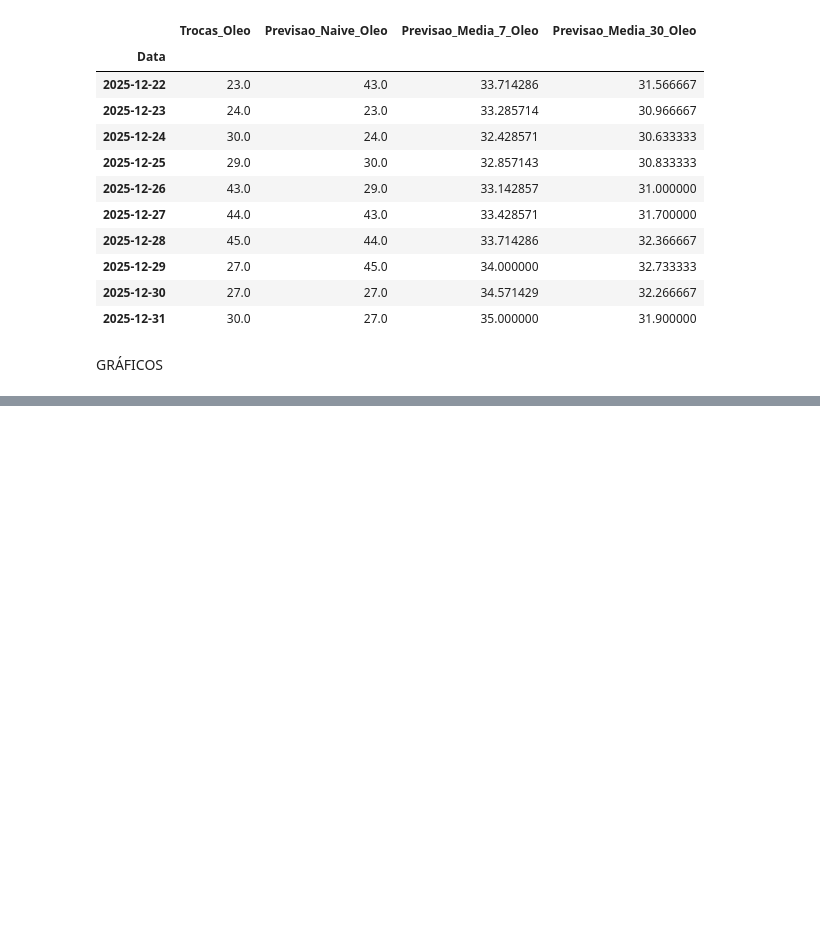
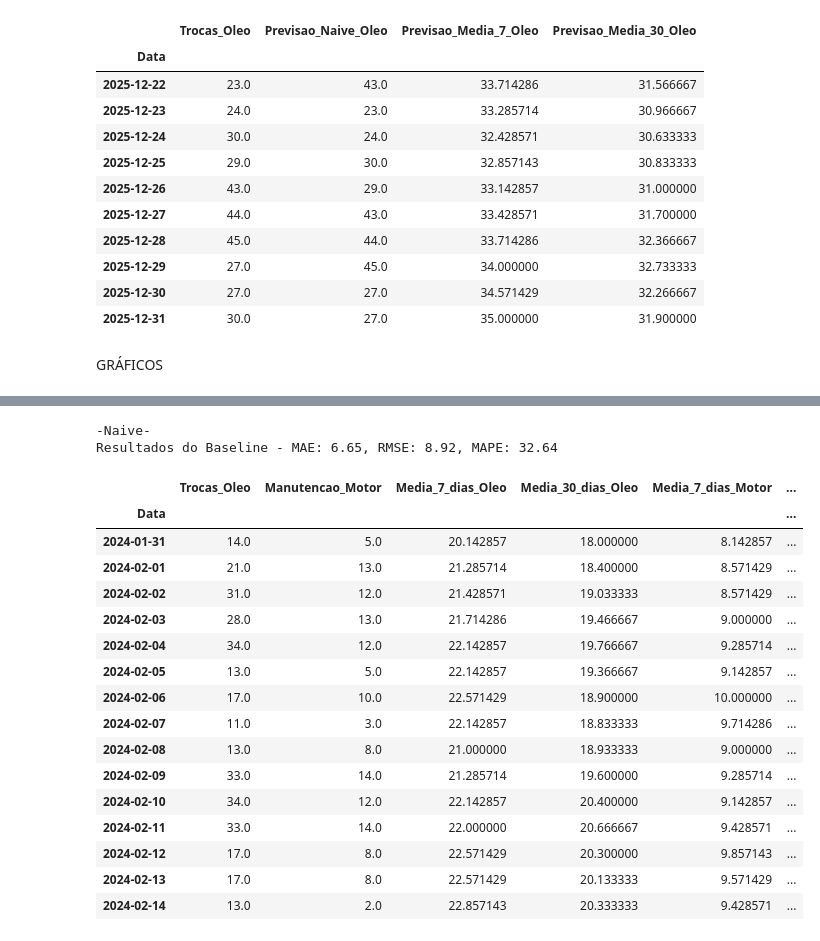
Before and after one commit to ericaaraujoj/mecaniQA-belem, a Jupyter notebook: atividade_completa.ipynb, the cells around one changed output, grey strips where cells are left out. Cells and saved outputs as stored; diff of their text form; code cells hidden in the pictures; blank space fills up the shorter version.

Commit message:
Adiciona features temporais com lags e janela rolante

```diff
--- a/atividade_completa.ipynb
+++ b/atividade_completa.ipynb
@@ -352,0 +394,65 @@ plt.show()
+# %%
+erros_mae  = []
+erros_rmse = []
+erros_mape = []
+
+for treino, teste in tscv.split(df):
+    dados_teste = df.iloc[teste]
+
+    real = dados_teste["Trocas_Oleo"]
+    previsao = dados_teste["Previsao_Naive_Oleo"]
+
+    dados_validos = real != 0
+    real_mape = real[dados_validos]
+    previsao_mape = previsao[dados_validos]
+
+    erros_mae.append(mean_absolute_error(real, previsao))
+    erros_rmse.append(np.sqrt(mean_squared_error(real, previsao)))
+    erros_mape.append(mean_absolute_percentage_error(real_mape, previsao_mape) * 100)
+
+mae = np.mean(erros_mae)
+rmse = np.mean(erros_rmse)
+mape = np.mean(erros_mape)
+
+# O output final da célula de código deve imprimir abertamente:
+# "Resultados do Baseline - MAE: X, RMSE: Y, MAPE: Z%".
+
+print('-Naive-')
+print(f'Resultados do Baseline - MAE: {mae:.2f}, RMSE: {rmse:.2f}, MAPE: {mape:.2f}')
+
+# cria cópia do dataset para adicionar as novas features temporais
+df_features = df.copy()
+
+# cria lags para trazer informações de dias anteriores
+df_features["lag_1_oleo"] = df_features["Trocas_Oleo"].shift(1)
+df_features["lag_7_oleo"] = df_features["Trocas_Oleo"].shift(7)
+df_features["lag_30_oleo"] = df_features["Trocas_Oleo"].shift(30)
+
+# cria média móvel de 7 dias sem usar informação futura
+df_features["rolling_7_oleo"] = df_features["Trocas_Oleo"].shift(1).rolling(window=7).mean()
+
+# trata dados ausentes gerados pelos lags e pela janela rolante
+df_features = df_features.dropna()
+
+# valida se as features temporais ficaram alinhadas corretamente
+df_features.head(15)
+# %% [output]
+-Naive-
+Resultados do Baseline - MAE: 6.65, RMSE: 8.92, MAPE: 32.64
+|  | Trocas_Oleo | Manutencao_Motor | Media_7_dias_Oleo | Media_30_dias_Oleo | Media_7_dias_Motor | ... |
+| Data |  |  |  |  |  | ... |
+| 2024-01-31 | 14.0 | 5.0 | 20.142857 | 18.000000 | 8.142857 | ... |
+| 2024-02-01 | 21.0 | 13.0 | 21.285714 | 18.400000 | 8.571429 | ... |
+| 2024-02-02 | 31.0 | 12.0 | 21.428571 | 19.033333 | 8.571429 | ... |
+| 2024-02-03 | 28.0 | 13.0 | 21.714286 | 19.466667 | 9.000000 | ... |
+| 2024-02-04 | 34.0 | 12.0 | 22.142857 | 19.766667 | 9.285714 | ... |
+| 2024-02-05 | 13.0 | 5.0 | 22.142857 | 19.366667 | 9.142857 | ... |
+| 2024-02-06 | 17.0 | 10.0 | 22.571429 | 18.900000 | 10.000000 | ... |
+| 2024-02-07 | 11.0 | 3.0 | 22.142857 | 18.833333 | 9.714286 | ... |
+| 2024-02-08 | 13.0 | 8.0 | 21.000000 | 18.933333 | 9.000000 | ... |
+| 2024-02-09 | 33.0 | 14.0 | 21.285714 | 19.600000 | 9.285714 | ... |
+| 2024-02-10 | 34.0 | 12.0 | 22.142857 | 20.400000 | 9.142857 | ... |
+| 2024-02-11 | 33.0 | 14.0 | 22.000000 | 20.666667 | 9.428571 | ... |
+| 2024-02-12 | 17.0 | 8.0 | 22.571429 | 20.300000 | 9.857143 | ... |
+| 2024-02-13 | 17.0 | 8.0 | 22.571429 | 20.133333 | 9.571429 | ... |
+| 2024-02-14 | 13.0 | 2.0 | 22.857143 | 20.333333 | 9.428571 | ... |
```
Also changed, not shown: parts of 7 cells of this notebook, 1 other file.
